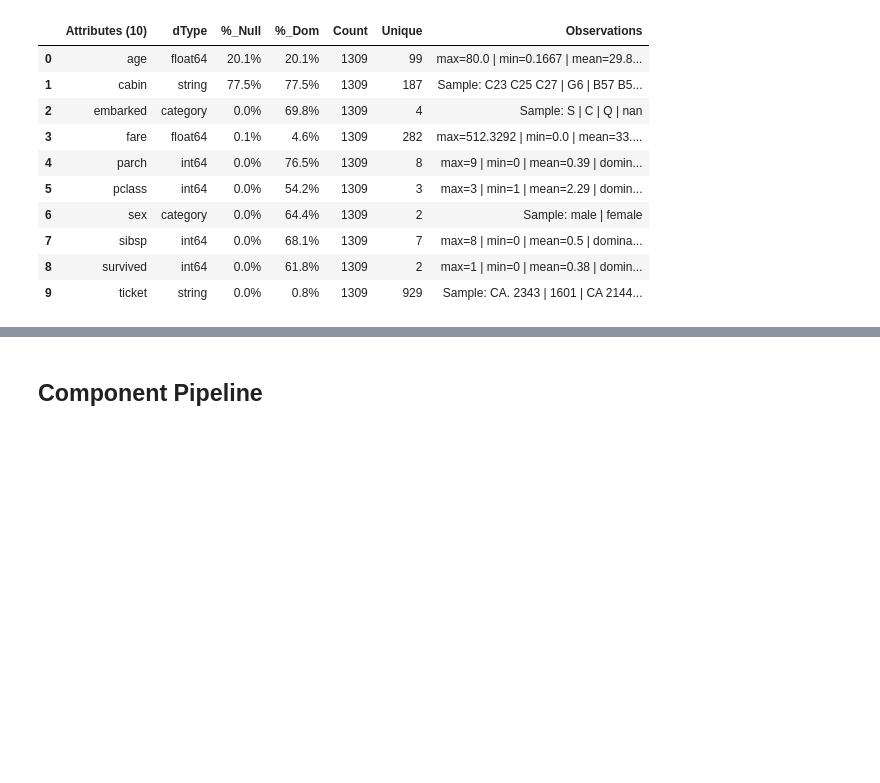
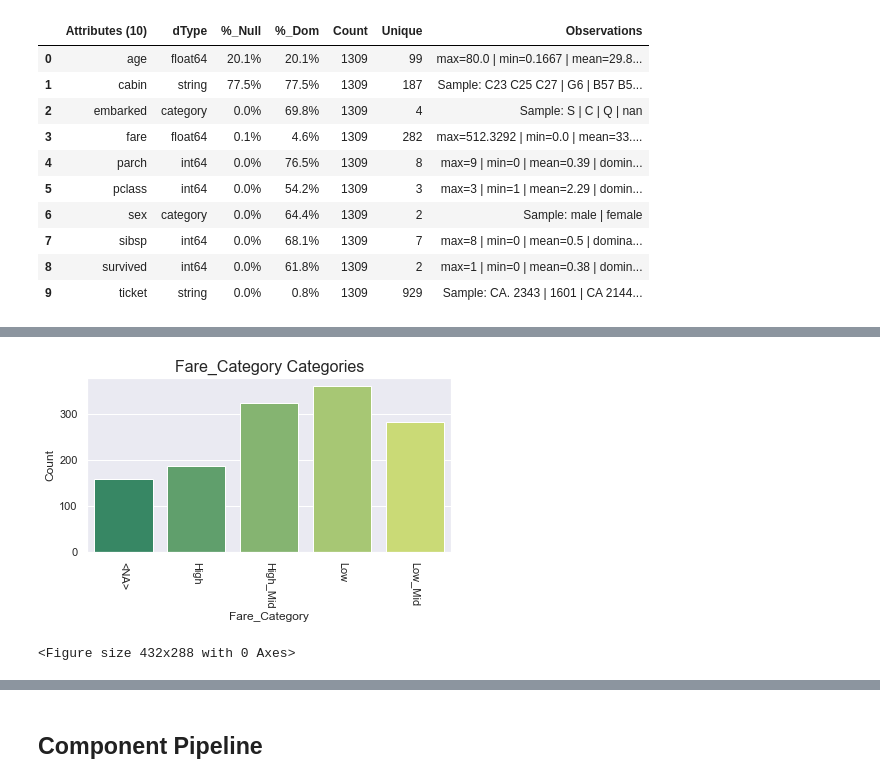
Before and after one commit to project-hadron/hello-hadron, a Jupyter notebook: jupyter/hello_hadron/3_hello_next_component/1_hello_next_component.ipynb, the cells around one changed output, grey strips where cells are left out. Cells and saved outputs as stored; diff of their text form; code cells hidden in the pictures; blank space fills up the shorter version.

```diff
--- a/jupyter/hello_hadron/3_hello_next_component/1_hello_next_component.ipynb
+++ b/jupyter/hello_hadron/3_hello_next_component/1_hello_next_component.ipynb
@@ -45,2 +41,0 @@ wr.visual.show_distribution(df, 'fare')
-# %%
-df['fare_outliers'] = wr.tools.correlate_mark_outliers(df, header='fare', column_name='fare_outliers')
@@ -70,0 +47,12 @@ wr.report_column_catalog()
+# %%
+df['fare_category'] = wr.tools.correlate_discrete_intervals(df, header='fare', upper=70,
+                                                            granularity=[(0,8),(8,14),(14,30),(30,70)],
+                                                            categories=['Low','Low_Mid', 'High_Mid','High'],
+                                                            intent_order=0, column_name='fare_category')
+# %%
+df = wr.tools.model_to_category(df, headers='fare_category', intent_order=1, column_name='fare_category')
+# %%
+wr.visual.show_categories(df, headers='fare_category')
+# %% [output]
+[figure, added]
+<Figure size 432x288 with 0 Axes>
```
Also changed, not shown: parts of 9 cells of this notebook, 3 other files.
